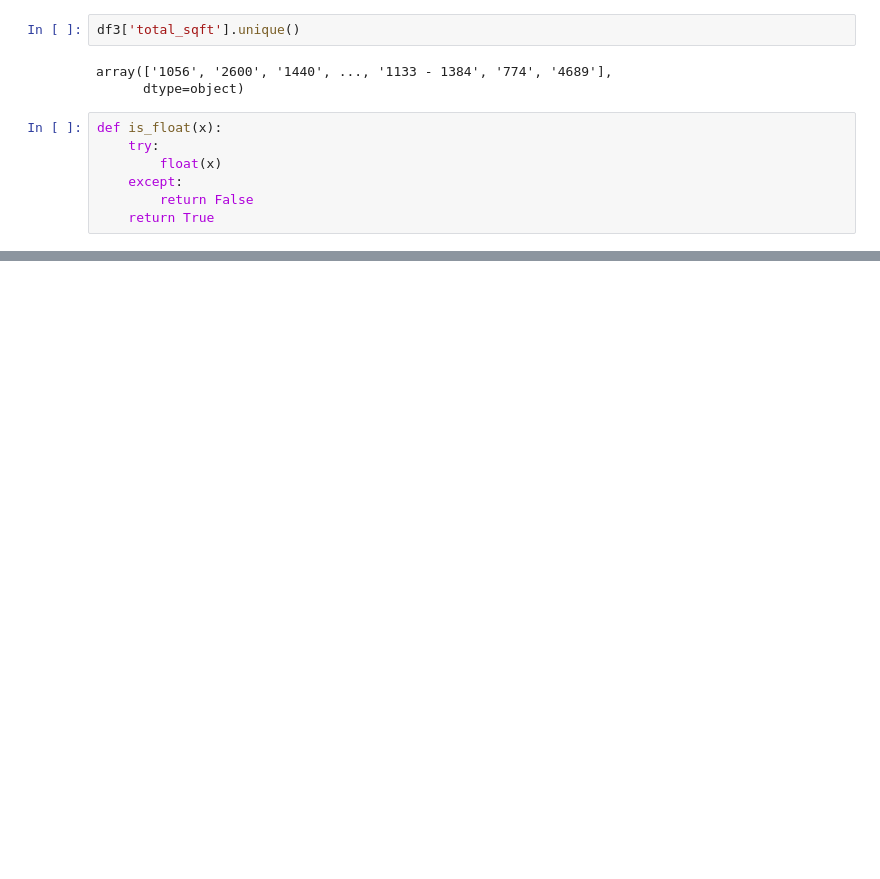
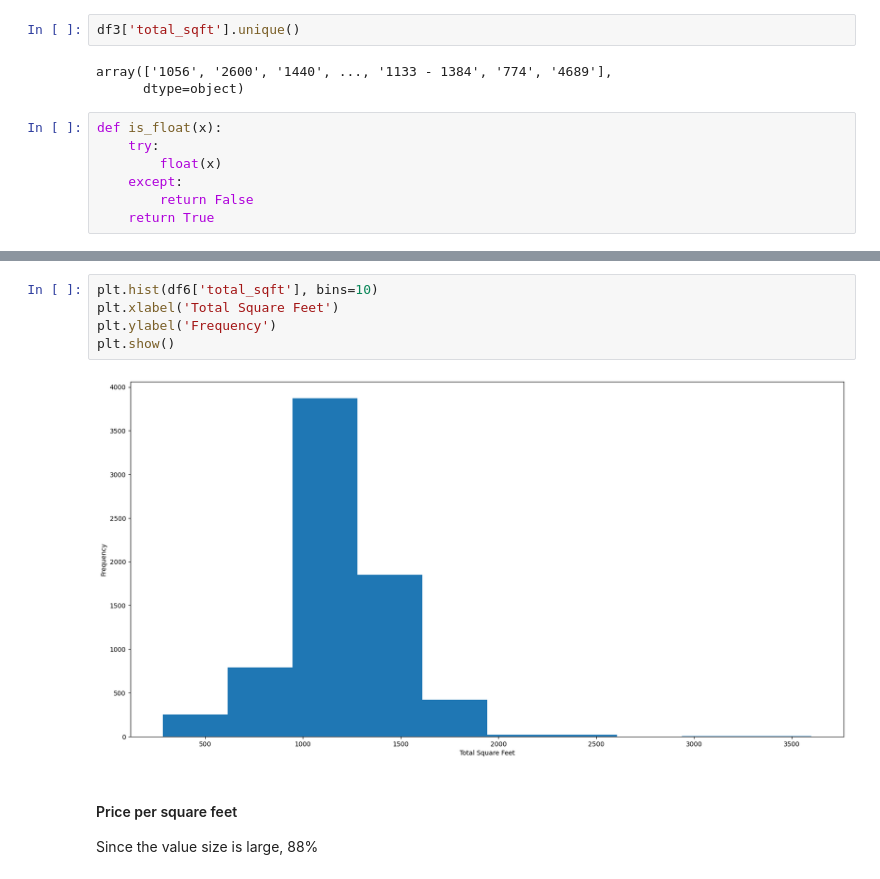
Before and after one commit to wswu001/Real_Estate_Prediction, a Jupyter notebook: data_processing.ipynb, the cells around one changed output, grey strips where cells are left out. Cells and saved outputs as stored; diff of their text form; blank space fills up the shorter version.

```diff
--- a/data_processing.ipynb
+++ b/data_processing.ipynb
@@ -129,0 +296,10 @@ def is_float(x):
+# %%
+plt.hist(df6['total_sqft'], bins=10)
+plt.xlabel('Total Square Feet')
+plt.ylabel('Frequency')
+plt.show()
+# %% [output]
+[figure, added]
+# %% [markdown]
+#### Price per square feet
+Since the value size is large, 88%
```
Also changed, not shown: parts of 32 cells of this notebook.
